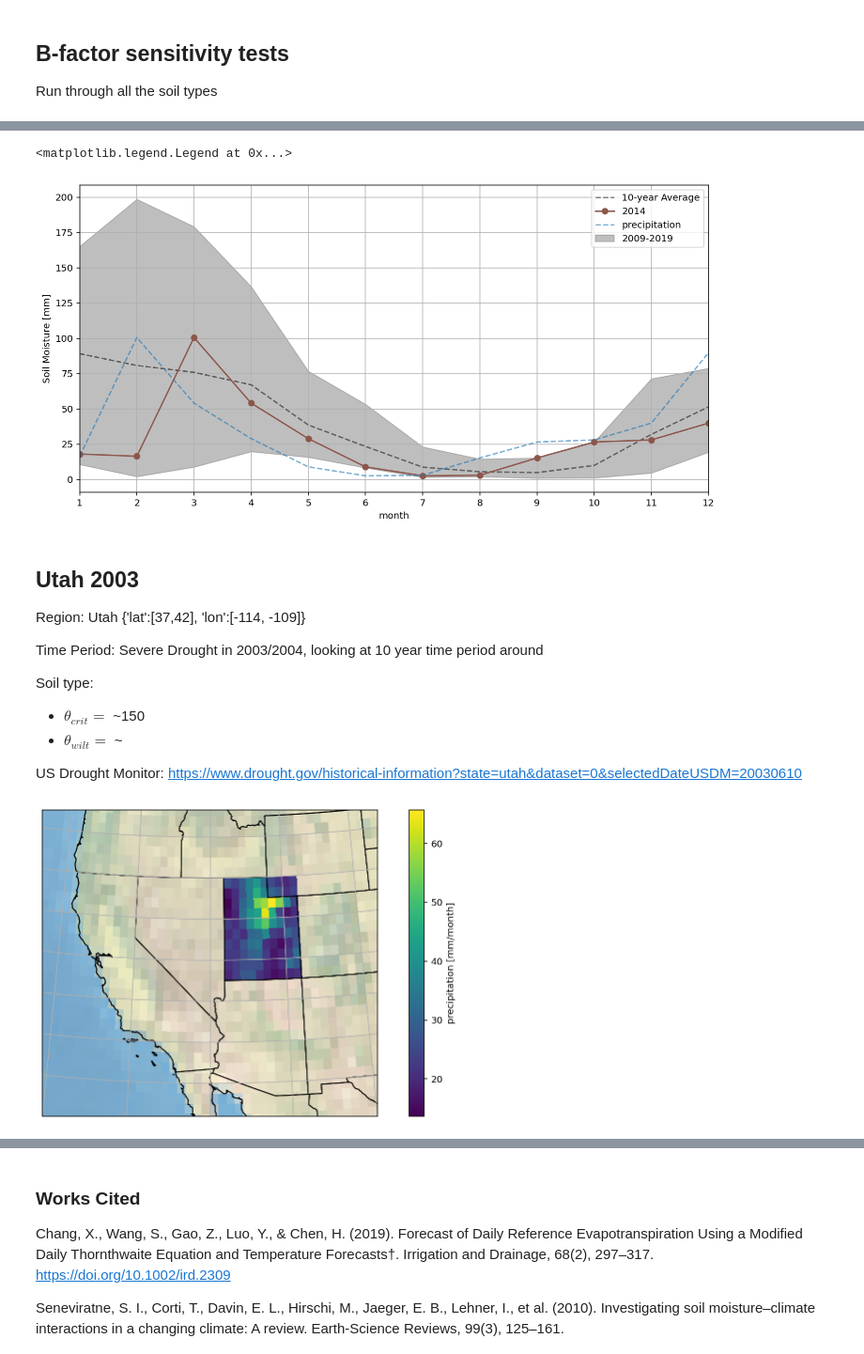
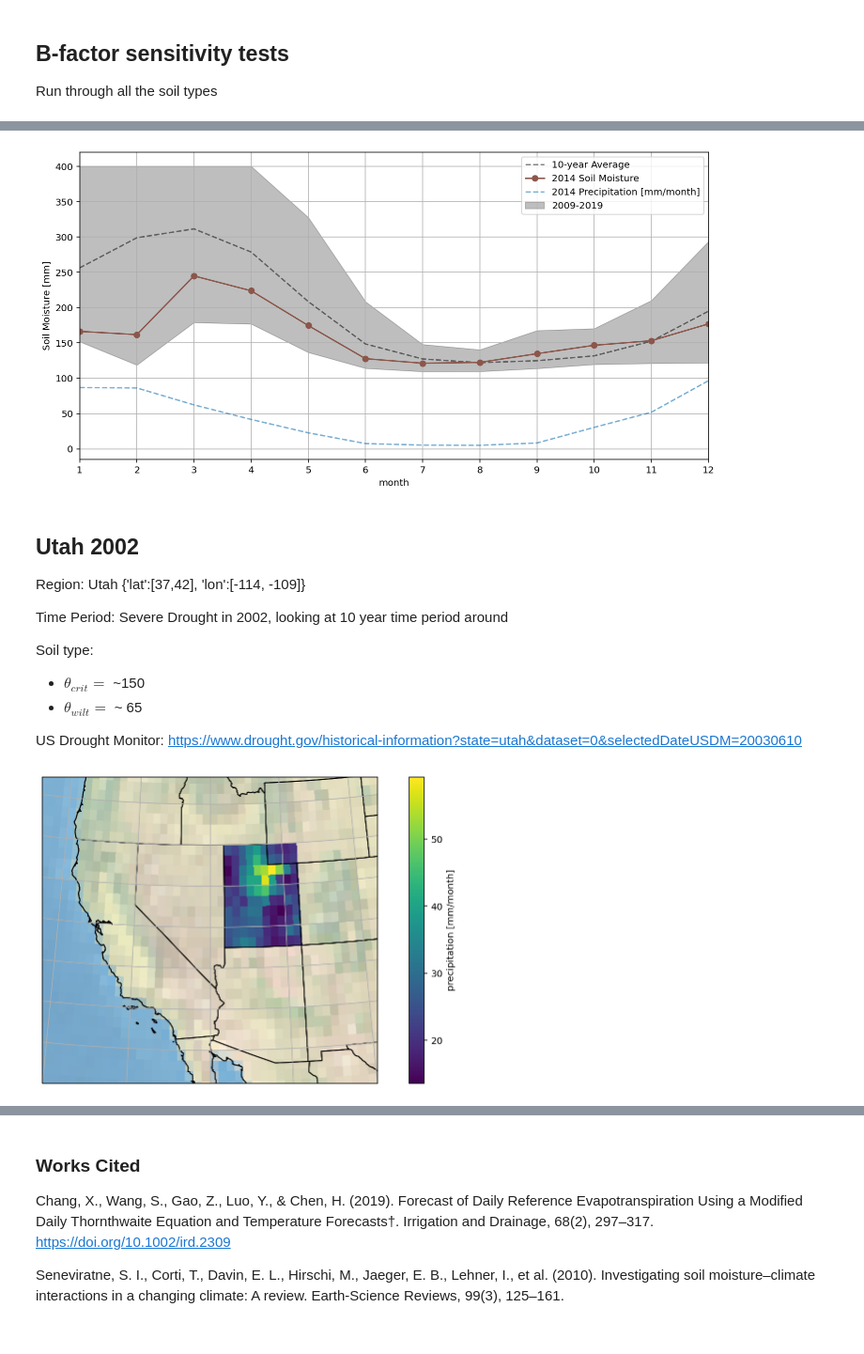
Before and after one commit to zentouro/soil-moisture-model, a Jupyter notebook: soil-moisture-bucket-project.ipynb, the cells around one changed output, grey strips where cells are left out. Shown at 94% size. Cells and saved outputs as stored; diff of their text form; code cells hidden in the pictures.

Commit message:
Post submission model commit

```diff
--- a/soil-moisture-bucket-project.ipynb
+++ b/soil-moisture-bucket-project.ipynb
@@ -130,6 +130,7 @@ class bucket:
                            plotplots = True,
                            lat = [30,45],
                            lon = [-125,-105],
+                           bucket_depth = 400, # mm
                            crit = 290, wilt = 150 ): # crit and wilt default to silt loam soil
         """ governing equation
 
@@ -182,11 +183,15 @@ class bucket:
 
             # with model calculation of PET
             if CRUpet == False:
-                SM.SM[t+1] = self.precip[t] - self.scaling_factor(SM.SM[t]) * days_in_month * Epot_Calc.Epot[t]
+                SM.SM[t+1] = (SM.SM[t]) + self.precip[t] - self.scaling_factor(SM.SM[t]) * days_in_month * Epot_Calc.Epot[t]
 
             # with CRU EPOT data
             if CRUpet == True:
-                SM.SM[t+1] = self.precip[t] - self.scaling_factor(SM.SM[t]) * days_in_month * self.pet[t]
+                SM.SM[t+1] = (SM.SM[t]) + self.precip[t] - self.scaling_factor(SM.SM[t]) * days_in_month * self.pet[t]
+
+            # bucket size
+            if SM.SM[t+1] > bucket_depth:
+                SM.SM[t+1] = bucket_depth
 
             # soil moisture level cannot be negative, so if it is less than 0 set to 0
             if SM.SM[t+1] < 0:
@@ -414,8 +494,8 @@ US Drought Monitor: https://www.drought.gov/historical-information?state=califor
 # %%
-date_ini = '2009-1'
-date_end = '2019-12'
+
 wilt = 120
 crit = 250
+
 # california and some of nevada
 region_params = {'lat':[32,42], 'lon':[-125, -116]}
 
@@ -438,8 +518,8 @@ ax.stock_img()
 
 pre_ds.sel(lat=slice(*region_params['lat']), lon=slice(*region_params['lon']), time=slice(*date_params['time'])).mean('time', keep_attrs = True).pre.plot(transform = ccrs.PlateCarree())
 
-SM_cali, Epot_Calc = model.bucket_integration(CRUpet = False, lat = region_params['lat'], lon = region_params['lon'], date_ini = date_ini, date_end = date_end,
-                                                    wilt = wilt, crit = crit, plotplots = False)
+SM_cali, Epot_Calc = model.bucket_integration(CRUpet = False, lat = region_params['lat'], lon = region_params['lon'],
+                                              wilt = wilt, crit = crit, plotplots = False)
 
 plt.savefig('figures/california_region.png', dpi = 300)
 # %% [output]
@@ -447,57 +562,51 @@ plt.savefig('figures/california_region.png', dpi = 300)
 # %%
-# just major drought year(s)
-date_ini = '2013-12'
-date_end = '2014-12'
-date_params = {'time': [date_ini, date_end]}
-SM_cali_2014, Epot_Calc = model.bucket_integration(CRUpet = False, lat = region_params['lat'], lon = region_params['lon'], date_ini = date_ini, date_end = date_end,
-                                                    wilt = wilt, crit = crit, plotplots = False)
+# just major drought year
+SM_cali_2014 = SM_cali.isel(time = SM_cali.time.dt.year == 2014)
+SM_cali_20092019 = SM_cali.sel(time = slice ('2009-01-01', '2019-12-31'))
 # %%
 cali_max = SM_cali.SM.groupby('time.month').max()
 cali_min = SM_cali.SM.groupby('time.month').min()
 # %%
 plt.figure()
 
 plt.fill_between(cali_min.month, cali_max, cali_min, color = 'tab:grey', alpha = 0.5, label = '2009-2019')
 SM_cali.SM.groupby('time.month').mean().plot(linestyle = '--', alpha = 0.5, color = 'black', label = '10-year Average')
-SM_cali_2014.SM.groupby('time.month').mean().plot(marker = 'o', color = 'tab:brown', label = '2014')
+SM_cali_2014.SM.groupby('time.month').mean().plot(marker = 'o', color = 'tab:brown', label = '2014 Soil Moisture')
 
 pre_ds.sel(lat=slice(*region_params['lat']),
            lon=slice(*region_params['lon']),
-           time=slice(*date_params['time'])).mean(['lon', 'lat'], keep_attrs = True).pre.groupby('time.month').mean().plot(color = 'tab:blue', linestyle = '--', alpha = 0.6, label = 'precipitation')
-
-
+           time=slice(*date_params['time'])).mean(['lon', 'lat'], keep_attrs = True).pre.groupby('time.month').mean().plot(color = 'tab:blue',
+                                                                                                                           linestyle = '--', alpha = 0.6,
+                                                                                                                           label = '2014 Precipitation [mm/month]')
 
 
 plt.xlim([1,12])
 plt.xticks([1,2,3,4,5,6,7,8,9,10,11,12])
 plt.ylabel('Soil Moisture [mm]')
 plt.grid()
 plt.legend()
+
+plt.savefig('figures/california-2014-drought.png', dpi = 300)
 # %% [output]
-<matplotlib.legend.Legend at 0x...>
-[figure, old version]
+[figure, new version]
 # %% [markdown]
-## Utah 2003
+## Utah 2002
 
 Region: Utah {'lat':[37,42], 'lon':[-114, -109]}
 
-Time Period: Severe Drought in 2003/2004, looking at 10 year time period around
+Time Period: Severe Drought in 2002, looking at 10 year time period around
 
 Soil type:
 
 - $\theta_{crit} = $ ~150
-- $\theta_{wilt} = $ ~
+- $\theta_{wilt} = $ ~ 65
 
 US Drought Monitor: https://www.drought.gov/historical-information?state=utah&dataset=0&selectedDateUSDM=20030610
 # %%
-date_ini = '2000-1'
-date_end = '2010-12'
-full_date_params = {'time': [date_ini, date_end]}
 # utah
 region_params = {'lat':[37,42], 'lon':[-114, -109]}
-# small region
-#region_params = {'lat':[37,38], 'lon':[-110, -109]}
-wilt = 30
+
+wilt = 65
 crit = 150 #loamy sand
 
 import cartopy.crs as ccrs
@@ -517,9 +626,13 @@ ax.coastlines()
 ax.gridlines()
 ax.stock_img()
 
-pre_ds.sel(lat=slice(*region_params['lat']), lon=slice(*region_params['lon']), time=slice(*date_params['time'])).mean('time', keep_attrs = True).pre.plot(transform = ccrs.PlateCarree())
+pre_ds.sel(lat=slice(*region_params['lat']), lon=slice(*region_params['lon'])).mean('time', keep_attrs = True).pre.plot(transform = ccrs.PlateCarree())
 
-SM_utah, Epot_Calc = model.bucket_integration(CRUpet = False, lat = region_params['lat'], lon = region_params['lon'], date_ini = date_ini, date_end = date_end,
-                                                    wilt = wilt, crit = crit, plotplots = False)
+SM_utah, Epot_Calc = model.bucket_integration(CRUpet = False,
+                                              lat = region_params['lat'], lon = region_params['lon'],
+                                              wilt = wilt, crit = crit,
+                                              plotplots = False)
+
+plt.savefig('figures/utah.png', dpi = 300)
 # %% [output]
-[figure, old version]
+[figure, new version]
```
Also changed, not shown: parts of 25 cells of this notebook, 13 other files.
